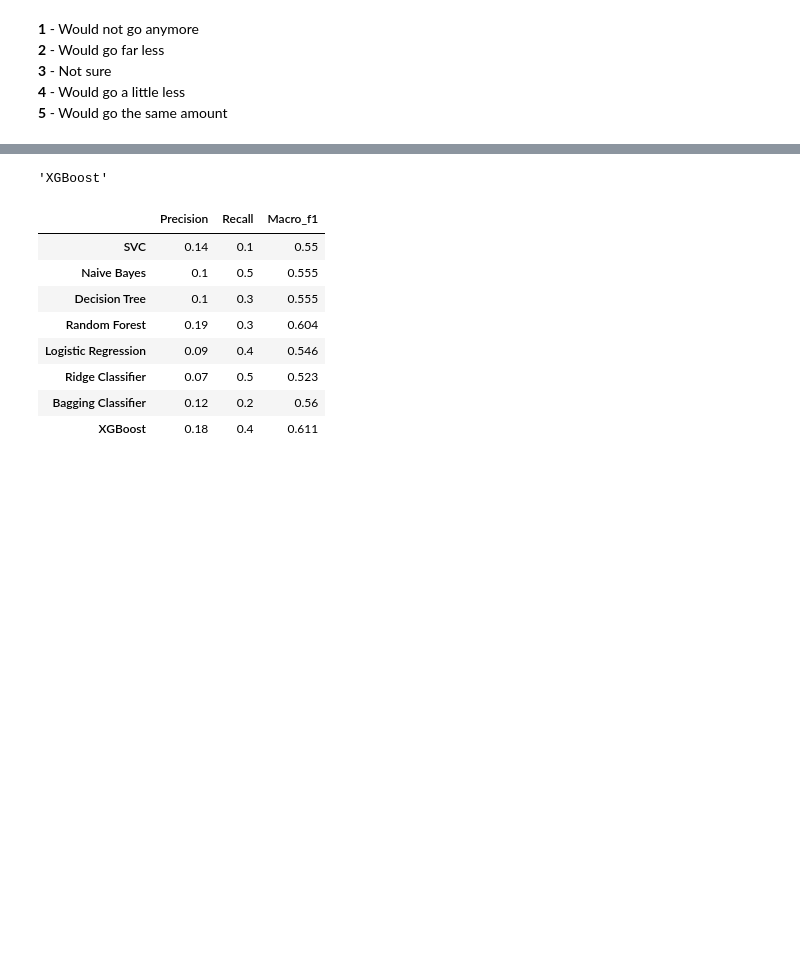
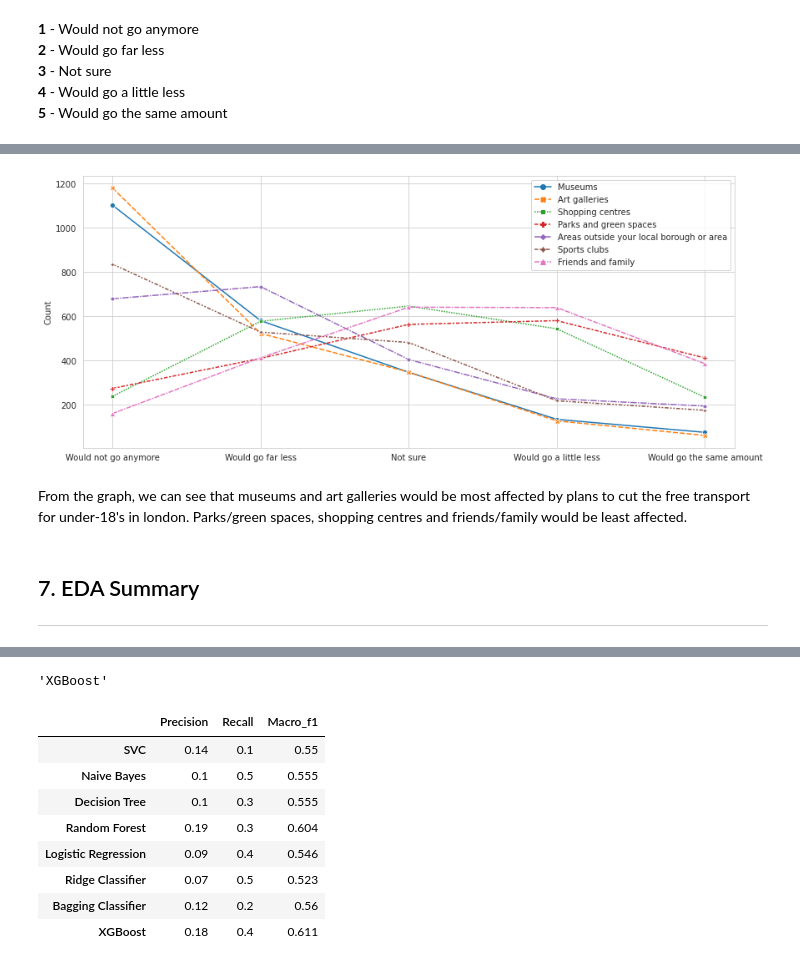
Before and after one commit to dan-grant-hunter/London_Free_Transport, a Jupyter notebook: london_free_transport.ipynb, the cells around one changed output, grey strips where cells are left out. Cells and saved outputs as stored; diff of their text form; code cells hidden in the pictures; blank space fills up the shorter version.

```diff
--- a/london_free_transport.ipynb
+++ b/london_free_transport.ipynb
@@ -544,0 +647,12 @@ plt.xticks([*range(1,6)]);
+# %%
+# Assign labels
+activity_labels = [
+    'Would not go anymore',
+    'Would go far less',
+    'Not sure',
+    'Would go a little less',
+    'Would go the same amount'
+]
+
+df_activities.index = activity_labels
+df_activities
@@ -544,0 +666,14 @@ plt.xticks([*range(1,6)]);
+# %%
+# Plot activities df
+sns.set_style("whitegrid")
+plt.figure(figsize=(14,6))
+sns.lineplot(data=df_activities, markers=True)
+plt.ylabel('Count');
+# %% [output]
+[figure, added]
+# %% [markdown]
+From the graph, we can see that museums and art galleries would be most affected by plans to cut the free transport for under-18's in london. Parks/green spaces, shopping centres and friends/family would be least affected.
+# %% [markdown]
+<a id="eda_summary"></a>
+## 7. EDA Summary
+---
```
Also changed, not shown: parts of 157 cells of this notebook.
